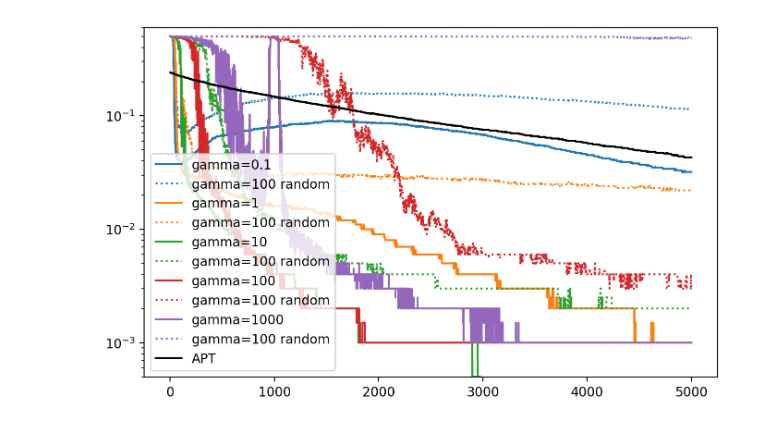
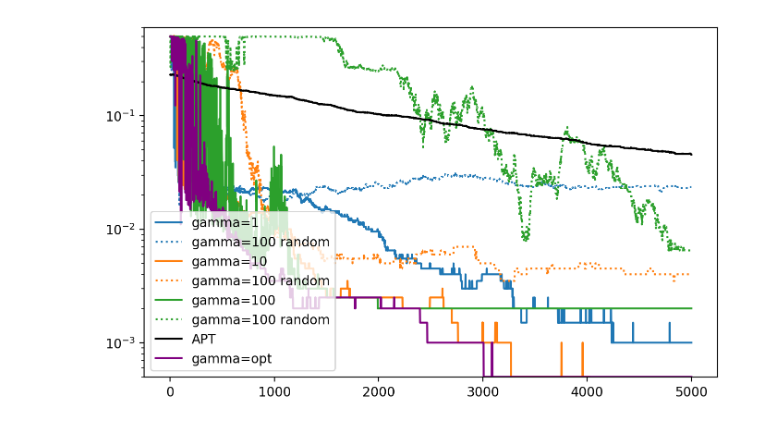
Before and after one commit to dlej/grapl, a Jupyter notebook: experiments/Compare vs APT.ipynb, the cells around one changed output. Drawn from its saved outputs; the diff is of its cells as text; code cells hidden in the pictures.

```diff
--- a/experiments/Compare vs APT.ipynb
+++ b/experiments/Compare vs APT.ipynb
@@ -256,7 +282,7 @@ m = 4
 p = 0.01
 lamda_gen = 1000
 T = 5000
-gammas = [0.1, 10, 1000]
+gammas = [1, 100, 10000]
 tau = 0.5
 epsilon = 1e-2
 alpha = 1e-8
@@ -265,6 +291,8 @@ n_trials = 100
 
 res2 = GridParallel(n_jobs=7, verbose=1)(run_newman_small_world_bernoulli, n_trials*[n], [m], [p], [lamda_gen], [T], gammas, [tau], [epsilon], [alpha], [False])
 res2_np = np.squeeze(res2)
+res2_opt = GridParallel(n_jobs=7, verbose=1)(run_newman_small_world_bernoulli, n_trials*[n], [m], [p], [lamda_gen], [T], ['opt'], [tau], [epsilon], [alpha], [False])
+res2_opt_np = np.squeeze(res2_opt)
 res2_rand = GridParallel(n_jobs=7, verbose=1)(run_newman_small_world_bernoulli_random_laplacian, n_trials*[n], [m], [p], [lamda_gen], [T], gammas, [tau], [epsilon], [alpha], [False])
 res2_rand_np = np.squeeze(res2_rand)
 # %% [output]
@@ -280,7 +311,7 @@ Number of tasks: 300.
 colors = plt.rcParams['axes.prop_cycle'].by_key()['color']
 
 plt.figure(figsize=(8, 5), dpi=200)
-for i in [gammas.index(g) for g in [0.1, 10, 1000]]:
+for i in [gammas.index(g) for g in gammas]:
     y = np.median(res2_np[:, i, 0, :], 0)
     y_1q = np.percentile(res2_np[:, i, 0, :], 25, 0)
     y_3q = np.percentile(res2_np[:, i, 0, :], 75, 0)
@@ -290,12 +321,17 @@ for i in [gammas.index(g) for g in [0.1, 10, 1000]]:
     y_1q = np.percentile(res2_rand_np[:, i, 0, :], 25, 0)
     y_3q = np.percentile(res2_rand_np[:, i, 0, :], 75, 0)
     plt.fill_between(np.arange(T), y_1q, y_3q, facecolor=colors[i], alpha=0.4)
-    plt.plot(y, ':', c=colors[i], label='gamma=100 random')
+    plt.plot(y, ':', c=colors[i], label='gamma=%g random' % gammas[i])
 y = np.median(res2_np[:, 0, 1, :], 0)
 y_1q = np.percentile(res2_np[:, 0, 1, :], 25, 0)
 y_3q = np.percentile(res2_np[:, 0, 1, :], 75, 0)
 plt.fill_between(np.arange(T), y_1q, y_3q, facecolor='black', alpha=0.4)
 plt.plot(y, c='black', label='APT')
+y = np.median(res2_opt_np[:, 0, :], 0)
+y_1q = np.percentile(res2_opt_np[:, 0, :], 25, 0)
+y_3q = np.percentile(res2_opt_np[:, 0, :], 75, 0)
+plt.fill_between(np.arange(T), y_1q, y_3q, facecolor='purple', alpha=0.4)
+plt.plot(y, c='purple', label='gamma=opt')
 plt.legend()
 plt.ylim(0, 0.6)
 plt.show()
@@ -321,6 +357,9 @@ def run_sbm_binary(n, sigma, T, gamma, tau=0.5, epsilon=0.1, alpha=1e-8, verbose
     #sampler = BernoulliSampler(mu)
     sampler = GaussianSampler(mu, sigma)
 
+    if gamma == 'opt':
+        gamma = compute_optimal_gamma(L, mu, tau, epsilon, alpha, sigma)
+
     # run GraphAPL
     mu_hats_GraphAPl = apply_GraphAPL(sampler, T, graph, tau, gamma, epsilon, alpha=alpha, verbose=verbose)
     failure_GraphAPL = failure_rate(mu, mu_hats_GraphAPl, tau, epsilon)
@@ -361,15 +400,17 @@ def run_sbm_binary_random_laplacian(n, sigma, T, gamma, tau=0.5, epsilon=0.1, al
 n = 10**3
 sigma = 2
 T = 5000
-gammas = [0.1, 1, 10, 100, 1000]
+gammas = [1, 10, 100]
 tau = 0
 epsilon = 1e-2
-alpha = 0.5
+alpha = 0.1
 
-n_trials = 100
+n_trials = 2
 
 res3 = GridParallel(n_jobs=7, verbose=1)(run_sbm_binary, n_trials*[n], [sigma], [T], gammas, [tau], [epsilon], [alpha], [False])
 res3_np = np.squeeze(res3)
+res3_opt = GridParallel(n_jobs=7, verbose=1)(run_sbm_binary, n_trials*[n], [sigma], [T], ['opt'], [tau], [epsilon], [alpha], [False])
+res3_opt_np = np.squeeze(res3_opt)
 res3_rand = GridParallel(n_jobs=7, verbose=1)(run_sbm_binary_random_laplacian, n_trials*[n], [sigma], [T], gammas, [tau], [epsilon], [alpha], [False])
 res3_rand_np = np.squeeze(res3_rand)
 # %% [output]
@@ -386,26 +425,31 @@ Number of tasks: 500.
 # %%
 colors = plt.rcParams['axes.prop_cycle'].by_key()['color']
 
 plt.figure(figsize=(8, 5), dpi=200)
-for i in [gammas.index(g) for g in [0.1, 1, 10, 100, 1000]]:
+for i in [gammas.index(g) for g in [1, 10, 100]]:
     y = np.median(res3_np[:, i, 0, :], 0)
     y_1q = np.percentile(res3_np[:, i, 0, :], 25, 0)
     y_3q = np.percentile(res3_np[:, i, 0, :], 75, 0)
     #plt.fill_between(np.arange(T), y_1q, y_3q, facecolor=colors[i], alpha=0.4)
     plt.semilogy(y, c=colors[i], label='gamma=%g' % gammas[i])
     y = np.median(res3_rand_np[:, i, 0, :], 0)
     y_1q = np.percentile(res3_rand_np[:, i, 0, :], 25, 0)
     y_3q = np.percentile(res3_rand_np[:, i, 0, :], 75, 0)
     #plt.fill_between(np.arange(T), y_1q, y_3q, facecolor=colors[i], alpha=0.4)
     plt.plot(y, ':', c=colors[i], label='gamma=100 random')
 y = np.median(res3_np[:, 0, 1, :], 0)
 y_1q = np.percentile(res3_np[:, 0, 1, :], 25, 0)
 y_3q = np.percentile(res3_np[:, 0, 1, :], 75, 0)
 #plt.fill_between(np.arange(T), y_1q, y_3q, facecolor='black', alpha=0.4)
 plt.plot(y, c='black', label='APT')
+y = np.median(res3_opt_np[:, 0, :], 0)
+y_1q = np.percentile(res3_opt_np[:, 0, :], 25, 0)
+y_3q = np.percentile(res3_opt_np[:, 0, :], 75, 0)
+#plt.fill_between(np.arange(T), y_1q, y_3q, facecolor='purple', alpha=0.4)
+plt.plot(y, c='purple', label='gamma=opt')
 plt.legend()
 plt.ylim(0, 0.6)
 plt.show()
 # %% [output]
-[figure, old version]
+[figure, new version]
 # %%
```
Also changed, not shown: parts of 10 cells of this notebook, 4 other files.
